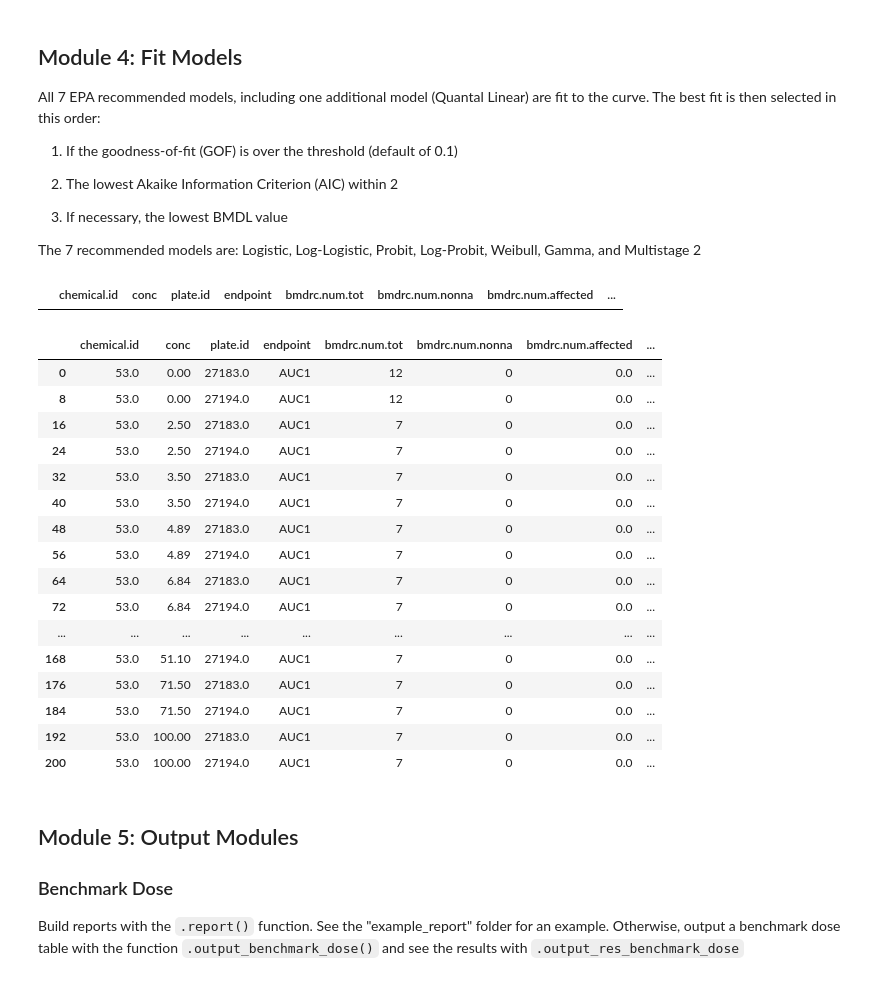
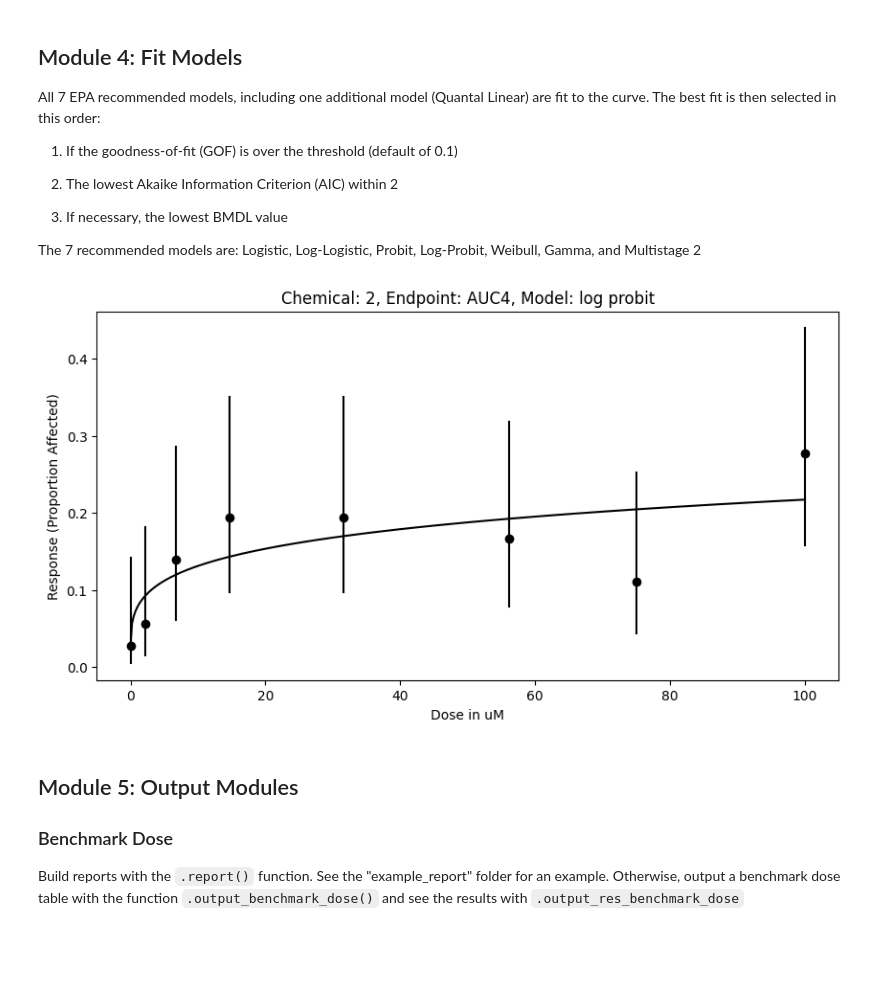
Before and after one commit to PNNL-CompBio/bmdrc, a Jupyter notebook: vignettes/LPR Class Example.ipynb, the cells around one changed output. Drawn from its saved outputs; the diff is of its cells as text; code cells hidden in the pictures; blank space fills up the shorter version.

```diff
--- a/vignettes/LPR Class Example.ipynb
+++ b/vignettes/LPR Class Example.ipynb
@@ -134,7 +137,3 @@ The 7 recommended models are: Logistic, Log-Logistic, Probit, Log-Probit, Weibul
 # Set the model fits to the recommended GOF and AIC thresholds. Any models within the AIC threshold (within 2 of the lowest score, by default), are then decided by the model_selection method.
 # Currently, only "lowest BMDL" is supported.
 LPR.fit_models(gof_threshold = 0.1, aic_threshold = 2, model_selection = "lowest BMDL")
-# %%
-LPR.plate_groups[LPR.plate_groups["bmdrc.filter"] == "Remove"]
-# %% [output]
-|  | chemical.id | conc | plate.id | endpoint | bmdrc.num.tot | bmdrc.num.nonna | bmdrc.num.affected | ... |
@@ -143,23 +140,6 @@ LPR.make_plate_groups()
-# %%
-LPR.plate_groups[LPR.plate_groups["bmdrc.Endpoint.ID"] == "53.0 AUC1"]
-# %% [output]
-|  | chemical.id | conc | plate.id | endpoint | bmdrc.num.tot | bmdrc.num.nonna | bmdrc.num.affected | ... |
-| 0 | 53.0 | 0.00 | 27183.0 | AUC1 | 12 | 0 | 0.0 | ... |
-| 8 | 53.0 | 0.00 | 27194.0 | AUC1 | 12 | 0 | 0.0 | ... |
-| 16 | 53.0 | 2.50 | 27183.0 | AUC1 | 7 | 0 | 0.0 | ... |
-| 24 | 53.0 | 2.50 | 27194.0 | AUC1 | 7 | 0 | 0.0 | ... |
-| 32 | 53.0 | 3.50 | 27183.0 | AUC1 | 7 | 0 | 0.0 | ... |
-| 40 | 53.0 | 3.50 | 27194.0 | AUC1 | 7 | 0 | 0.0 | ... |
-| 48 | 53.0 | 4.89 | 27183.0 | AUC1 | 7 | 0 | 0.0 | ... |
-| 56 | 53.0 | 4.89 | 27194.0 | AUC1 | 7 | 0 | 0.0 | ... |
-| 64 | 53.0 | 6.84 | 27183.0 | AUC1 | 7 | 0 | 0.0 | ... |
-| 72 | 53.0 | 6.84 | 27194.0 | AUC1 | 7 | 0 | 0.0 | ... |
-| ... | ... | ... | ... | ... | ... | ... | ... | ... |
-| 168 | 53.0 | 51.10 | 27194.0 | AUC1 | 7 | 0 | 0.0 | ... |
-| 176 | 53.0 | 71.50 | 27183.0 | AUC1 | 7 | 0 | 0.0 | ... |
-| 184 | 53.0 | 71.50 | 27194.0 | AUC1 | 7 | 0 | 0.0 | ... |
-| 192 | 53.0 | 100.00 | 27183.0 | AUC1 | 7 | 0 | 0.0 | ... |
-| 200 | 53.0 | 100.00 | 27194.0 | AUC1 | 7 | 0 | 0.0 | ... |
 # %%
 # Visualize the best fitting curve
 LPR.response_curve(chemical_name = 2, endpoint_name = "AUC4", model = "log probit")
+LPR._2_AUC4_log_probit_curve_plot
+# %% [output]
+[figure, added]
```
Also changed, not shown: parts of 10 cells of this notebook, 6 other files.
